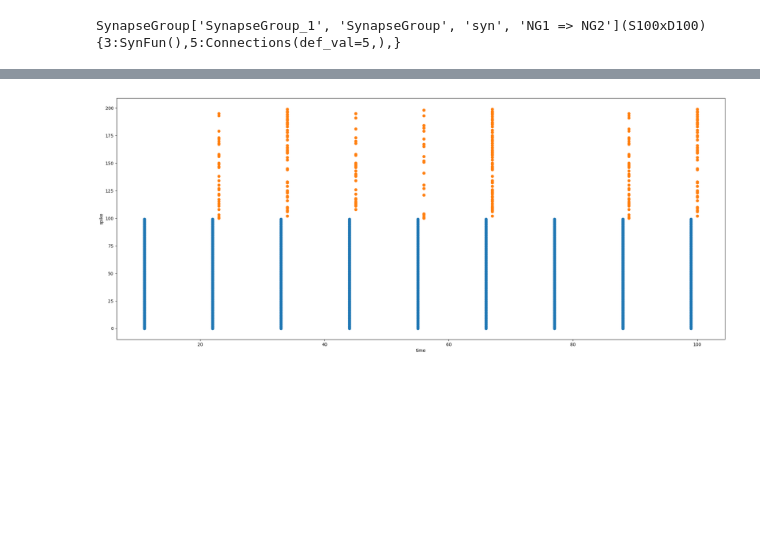
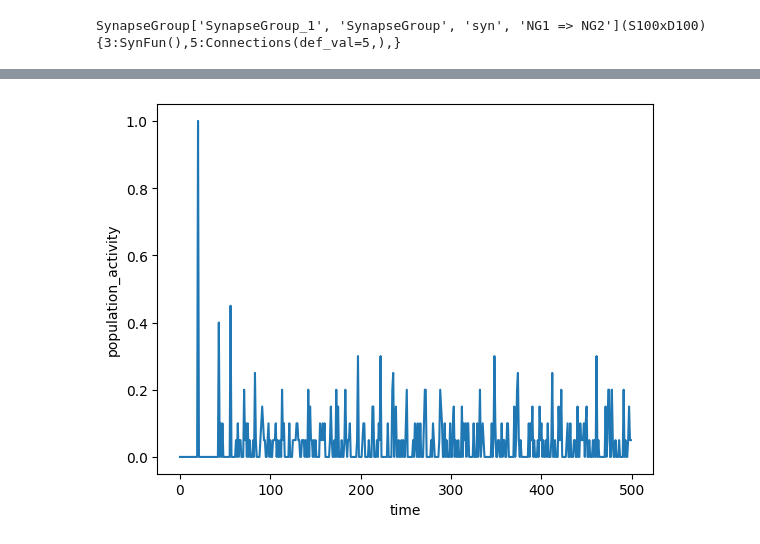
Before and after one commit to nrgsghanei2001/ComputationalNeuroScience, a Jupyter notebook: Neural_Populations_and_Synapses/main.ipynb, the cells around one changed output, grey strips where cells are left out. Cells and saved outputs as stored; diff of their text form; code cells hidden in the pictures; blank space fills up the shorter version.

Commit message:
population activity

```diff
--- a/Neural_Populations_and_Synapses/main.ipynb
+++ b/Neural_Populations_and_Synapses/main.ipynb
@@ -83,23 +306,38 @@ tensor([[0., 0., 5.,  ..., 5., 0., 0.],
 # %%
 # plt.plot(net["v", 0][:,:20])
 # plt.plot(net["v", 1][:,:20])
 # plt.xlabel("time")
 # plt.ylabel("v")
 # plt.show()
 # plt.plot(net["I", 0][:,:20])
 # plt.plot(net["I", 1][:,:20])
 # plt.xlabel("time")
 # plt.ylabel("I")
 # plt.show()
-plt.figure(figsize=(25, 10))
-plt.scatter(net["spike", 0][:,0], net["spike", 0][:,1])
+# plt.figure(figsize=(10, 7))
+# plt.scatter(net["spike", 0][:,0], net["spike", 0][:,1])
+# plt.xlabel("time")
+# plt.ylabel("spike")
+# x = []
+# for w in net["spike", 1]:
+#     x.append(w[1] + 80)
+# plt.scatter(net["spike", 1][:,0], x)
+# # plt.scatter(net["spike", 1][:,0], net["spike", 1][:,1])
+# plt.show()
+# print(torch.sum(net["spike",0][:, 0] == 19).item())
+pop_act1 = []
+pop_act2 = []
+time = []
+for t in range(500):
+    spikes = torch.sum(net["spike",0][:, 0] == t).item()
+    pop_act1.append(spikes/80)
+    spikes = torch.sum(net["spike",1][:, 0] == t).item()
+    pop_act2.append(spikes/20)
+    time.append(t)
+
+plt.plot(pop_act2[:])
 plt.xlabel("time")
-plt.ylabel("spike")
-x = []
-for w in net["spike", 1]:
-    x.append(w[1] + 100)
-plt.scatter(net["spike", 1][:,0], x)
-# plt.scatter(net["spike", 1][:,0], net["spike", 1][:,1])
+plt.ylabel("population_activity")
 plt.show()
 # %% [output]
-[figure, old version]
+[figure, new version]
```
Also changed, not shown: parts of 4 cells of this notebook, 3 other files.
